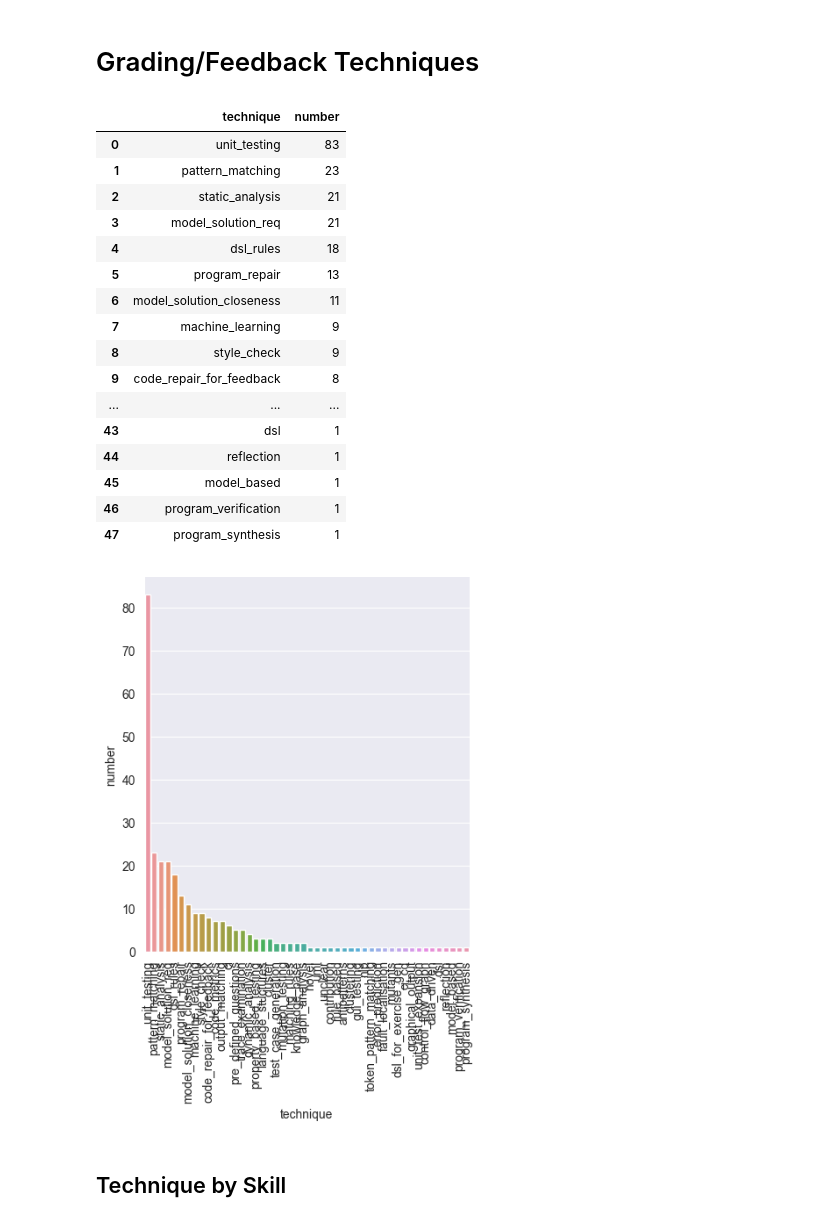
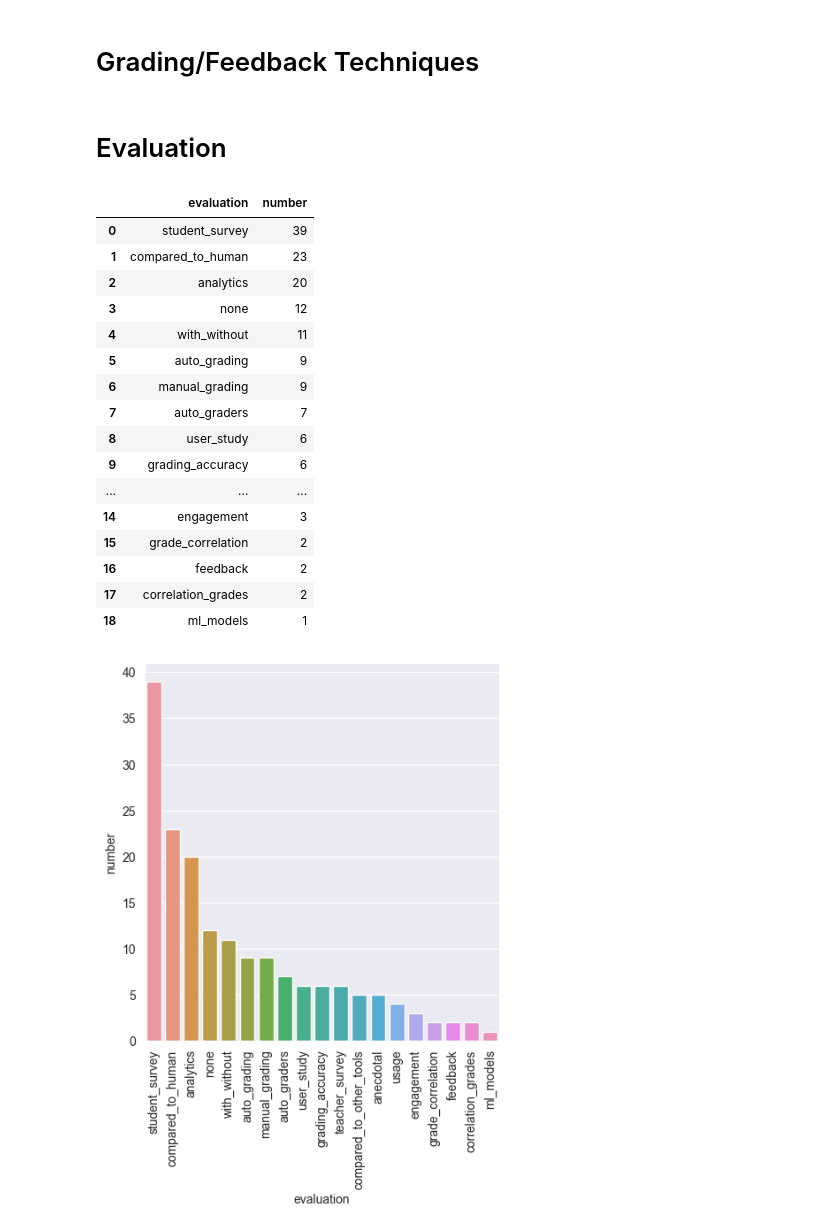
Before and after one commit to m-messer/Automated-Assessment-SLR-Data-Processing, a Jupyter notebook: analysis.ipynb, the cells around one changed output. Cells and saved outputs as stored; diff of their text form; code cells hidden in the pictures.

```diff
--- a/analysis.ipynb
+++ b/analysis.ipynb
@@ -265,38 +264,35 @@ plt.savefig('plots/lang_family.pdf', bbox_inches='tight')
 [figure]
 # %% [markdown]
 # Grading/Feedback Techniques
+# %% [markdown]
+# Evaluation
 # %%
-# NEEDS DEDUPLICATING, and possibly splitting plot into grading and feedback techniques?
+# NEEDS DEDUPLICATION
 
-tech = pd.Series([tag.replace('technique:', '') for tags in df.tags for tag in tags if tag.startswith('technique')])\
-    .value_counts().reset_index()
-
-tech.columns = ["technique", 'number']
-# tech = tech[tech.number > 5]
-tech
+evaluation  = pd.Series([tag.replace('evaluation:', '') for tags in df.tags for tag in tags if tag.startswith('evaluation')]).value_counts().reset_index()
+evaluation.columns = ["evaluation", 'number']
+evaluation
 # %% [output]
-|  | technique | number |
-| 0 | unit_testing | 83 |
-| 1 | pattern_matching | 23 |
-| 2 | static_analysis | 21 |
-| 3 | model_solution_req | 21 |
-| 4 | dsl_rules | 18 |
-| 5 | program_repair | 13 |
-| 6 | model_solution_closeness | 11 |
-| 7 | machine_learning | 9 |
-| 8 | style_check | 9 |
-| 9 | code_repair_for_feedback | 8 |
+|  | evaluation | number |
+| 0 | student_survey | 39 |
+| 1 | compared_to_human | 23 |
+| 2 | analytics | 20 |
+| 3 | none | 12 |
+| 4 | with_without | 11 |
+| 5 | auto_grading | 9 |
+| 6 | manual_grading | 9 |
+| 7 | auto_graders | 7 |
+| 8 | user_study | 6 |
+| 9 | grading_accuracy | 6 |
 | ... | ... | ... |
-| 43 | dsl | 1 |
-| 44 | reflection | 1 |
-| 45 | model_based | 1 |
-| 46 | program_verification | 1 |
-| 47 | program_synthesis | 1 |
+| 14 | engagement | 3 |
+| 15 | grade_correlation | 2 |
+| 16 | feedback | 2 |
+| 17 | correlation_grades | 2 |
+| 18 | ml_models | 1 |
 # %%
-sns.catplot(tech, kind='bar', x='technique', y='number')
+sns.catplot(evaluation, kind='bar', x='evaluation', y='number')
 plt.xticks(rotation=90)
-plt.savefig('plots/technique.pdf', bbox_inches='tight')
+plt.savefig('plots/evaluation.pdf', bbox_inches='tight')
 # %% [output]
-[figure, old version]
+[figure, new version]
-# %% [markdown]
-## Technique by Skill
```
Also changed, not shown: parts of 2 cells of this notebook, 11 other files.
